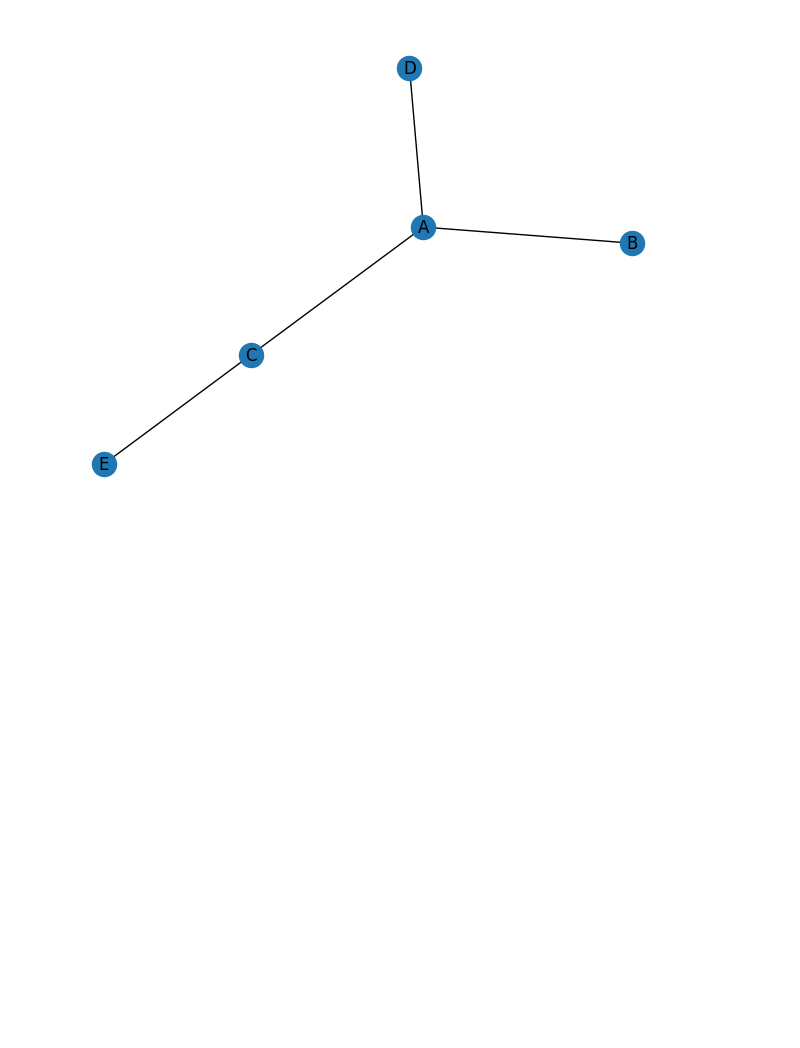
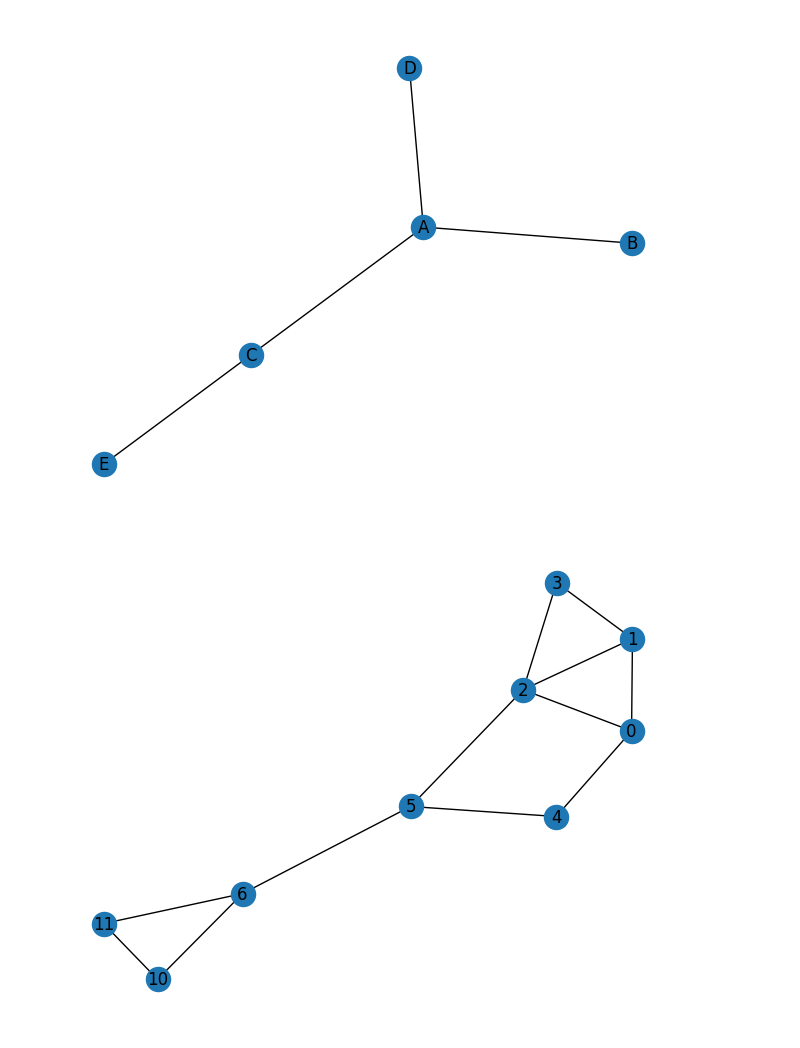
Before and after one commit to maton369/Network_ML, a Jupyter notebook: chapter2/main.ipynb, the cells around one changed output. Cells and saved outputs as stored; diff of their text form; code cells hidden in the pictures; blank space fills up the shorter version.

```diff
--- a/chapter2/main.ipynb
+++ b/chapter2/main.ipynb
@@ -111,3 +111,17 @@ G_df = nx.from_pandas_edgelist(df, "source", "target")
 nx.draw(G_df, with_labels=True)
 # %% [output]
 [figure]
+# %%
+newG = G.copy()
+
+# ノード単体の追加
+newG.add_node(10)
+
+# エッジ単位での追加
+newG.add_edge(10, 11)
+
+# 複数のエッジの追加
+newG.add_edges_from([(11, 6), (10, 6)])
+nx.draw(newG, with_labels=True)
+# %% [output]
+[figure, added]
```
